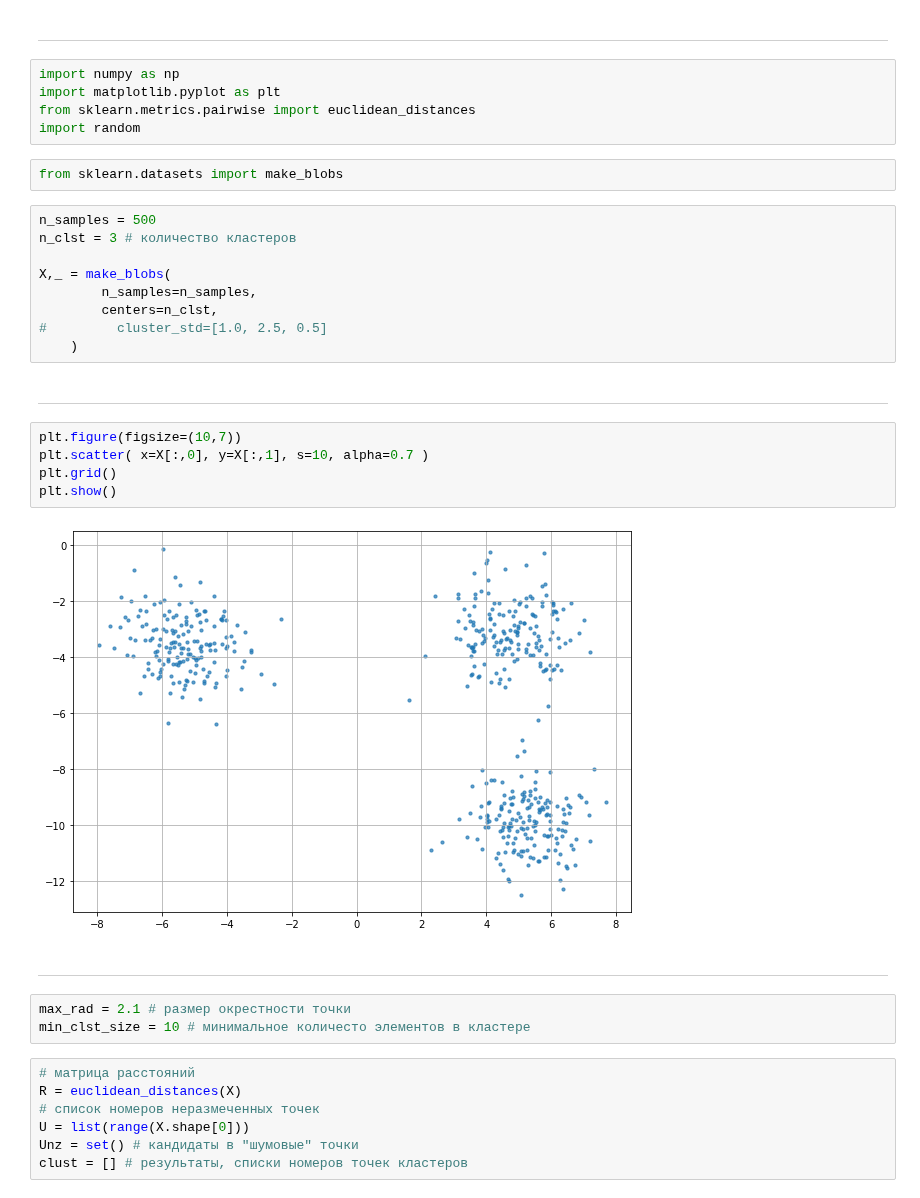
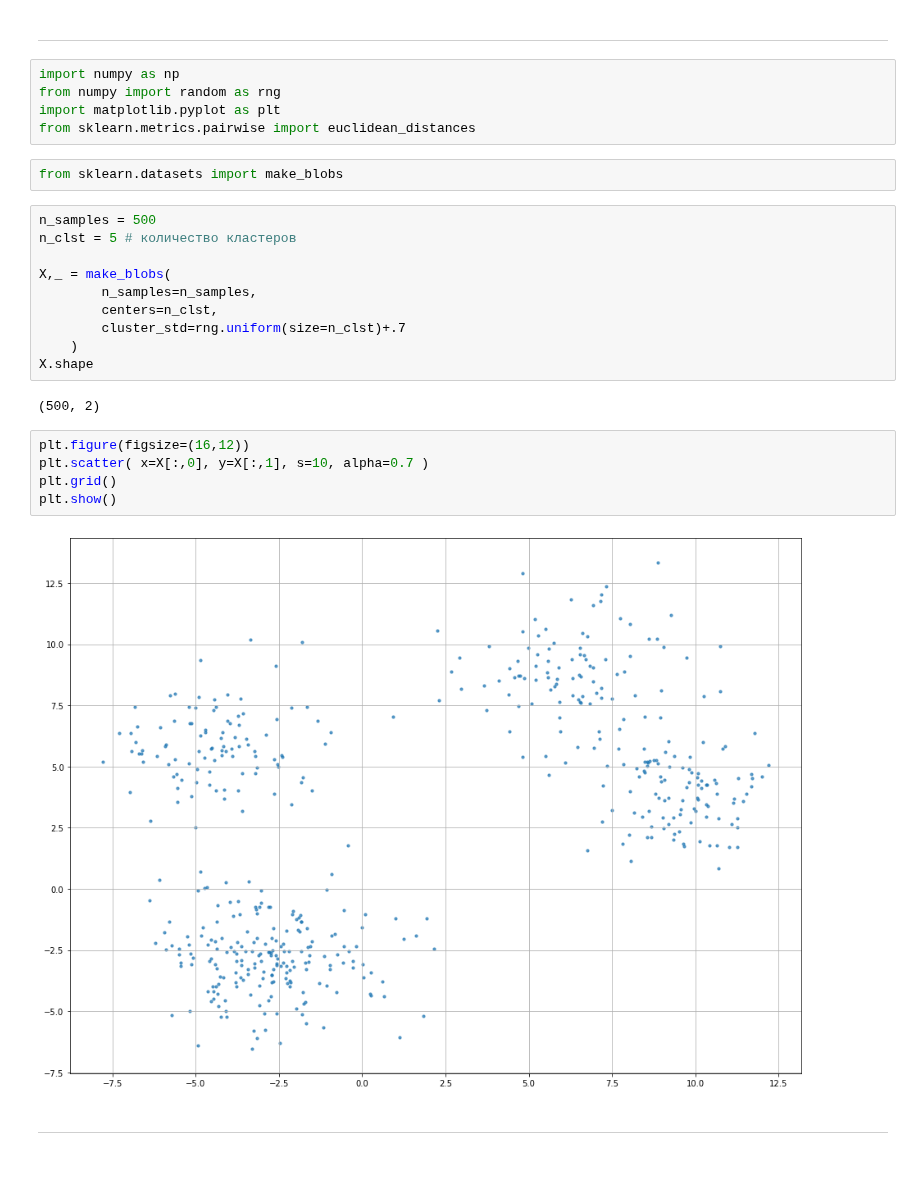
Before and after one commit to mechanoid5/ml_lectorium_legacy, a Jupyter notebook: examples/05-cluster/05-dbscan.ipynb, the cells around one changed output. Cells and saved outputs as stored; diff of their text form; blank space fills up the shorter version.

```diff
--- a/examples/05-cluster/05-dbscan.ipynb
+++ b/examples/05-cluster/05-dbscan.ipynb
@@ -7,38 +7,29 @@
 ---
 # %%
 import numpy as np
+from numpy import random as rng
 import matplotlib.pyplot as plt
 from sklearn.metrics.pairwise import euclidean_distances
-import random
 # %%
 from sklearn.datasets import make_blobs
 # %%
 n_samples = 500
-n_clst = 3 # количество кластеров
+n_clst = 5 # количество кластеров
 
 X,_ = make_blobs(
         n_samples=n_samples,
         centers=n_clst,
-#         cluster_std=[1.0, 2.5, 0.5]
+        cluster_std=rng.uniform(size=n_clst)+.7
     )
+X.shape
+# %% [output]
+(500, 2)
+# %%
+plt.figure(figsize=(16,12))
+plt.scatter( x=X[:,0], y=X[:,1], s=10, alpha=0.7 )
+plt.grid()
+plt.show()
+# %% [output]
+[figure, added]
 # %% [markdown]
 ---
-# %%
-plt.figure(figsize=(10,7))
-plt.scatter( x=X[:,0], y=X[:,1], s=10, alpha=0.7 )
-plt.grid()
-plt.show()
-# %% [output]
-[figure, removed]
-# %% [markdown]
----
-# %%
-max_rad = 2.1 # размер окрестности точки
-min_clst_size = 10 # минимальное количесто элементов в кластере
-# %%
-# матрица расстояний
-R = euclidean_distances(X)
-# список номеров неразмеченных точек
-U = list(range(X.shape[0]))
-Unz = set() # кандидаты в "шумовые" точки
-clust = [] # результаты, списки номеров точек кластеров
```
Also changed, not shown: parts of 10 cells of this notebook, 3 other files.
